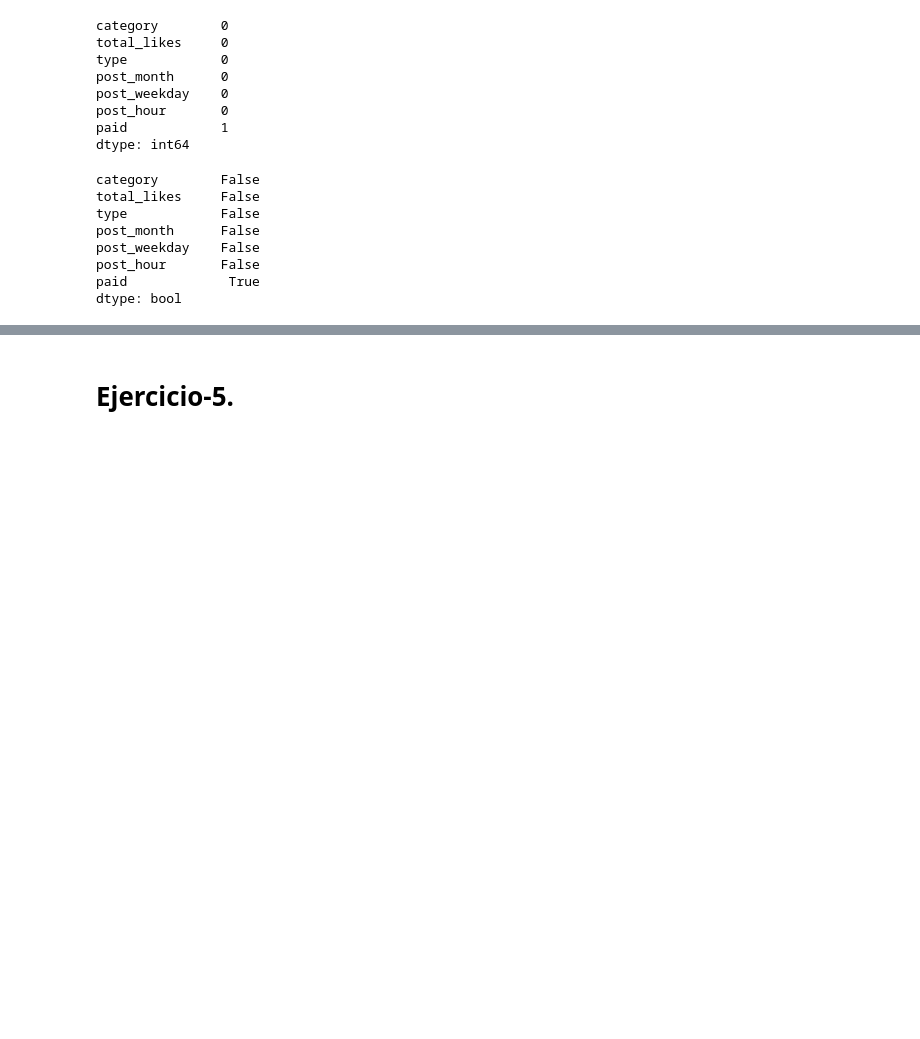
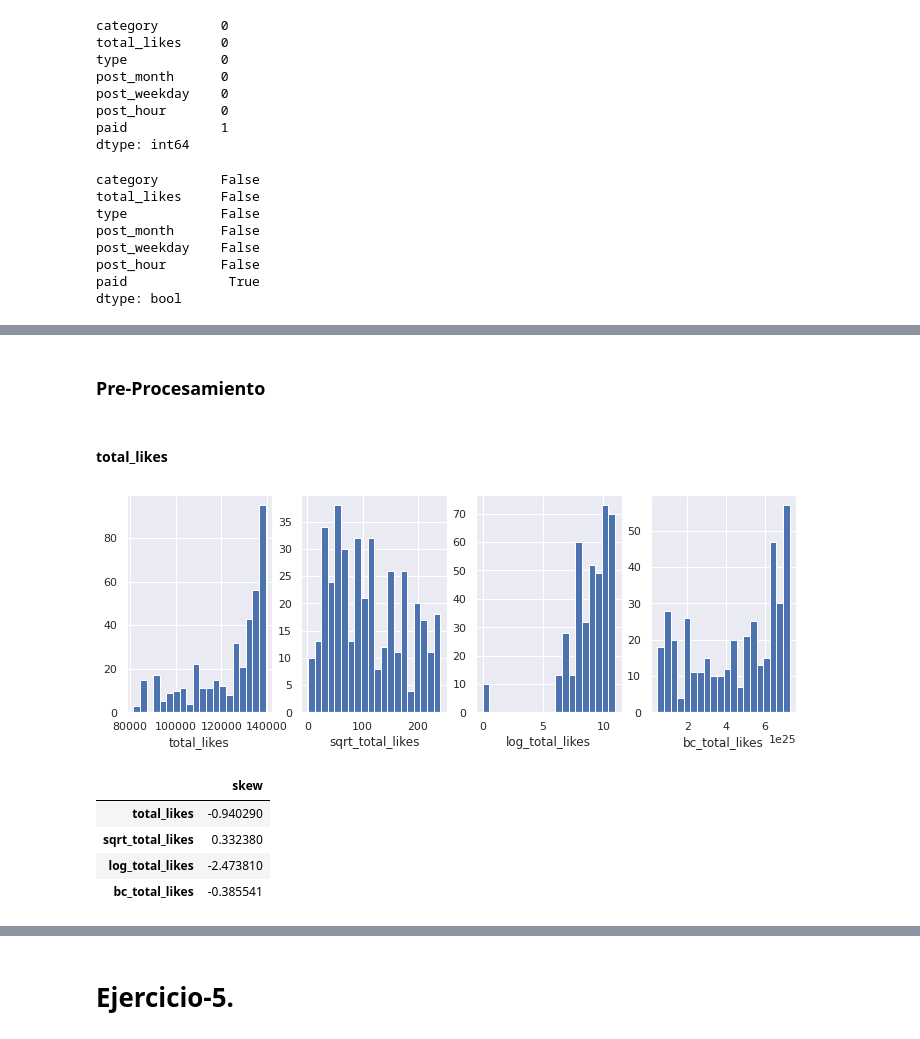
Before and after one commit to KarltonBotics/MNA-IA-Equipos51, a Jupyter notebook: MNA_IAyAA_semana_7_Actividad.ipynb, the cells around one changed output, grey strips where cells are left out. Drawn from its saved outputs; the diff is of its cells as text; code cells hidden in the pictures; blank space fills up the shorter version.

```diff
--- a/MNA_IAyAA_semana_7_Actividad.ipynb
+++ b/MNA_IAyAA_semana_7_Actividad.ipynb
@@ -363,0 +418,2 @@ def inverse_multiplicative(data):
+# %% [markdown]
+### Pre-Procesamiento
@@ -363,0 +424,23 @@ def inverse_multiplicative(data):
+# %% [markdown]
+#### total_likes
+# %%
+'''
+ La variable de entrada 'total_likes', del tipo numérico, muestra un histograma
+ con una inclinación negativa.Se busca transformar sus datos para obtener una
+ distribución cercana a un Gaussiano.
+'''
+X_tcopy = X_train[['total_likes']].copy()
+
+X_tcopy['sqrt_total_likes'] = np.sqrt(max(X_tcopy.iloc[:, 0]+1) - X_tcopy.iloc[:, 0])
+X_tcopy['log_total_likes'] = np.log(max(X_tcopy.iloc[:, 0] + 1) - X_tcopy.iloc[:, 0])
+X_tcopy['bc_total_likes'] = boxcox(X_tcopy.iloc[:, 0])[0]
+
+plot_hist(X_tcopy[['total_likes','sqrt_total_likes', 'log_total_likes', 'bc_total_likes']])
+X_tcopy.agg(['skew']).transpose()
+# %% [output]
+[figure, added]
+|  | skew |
+| total_likes | -0.940290 |
+| sqrt_total_likes | 0.332380 |
+| log_total_likes | -2.473810 |
+| bc_total_likes | -0.385541 |
```
Also changed, not shown: parts of 53 cells of this notebook.
